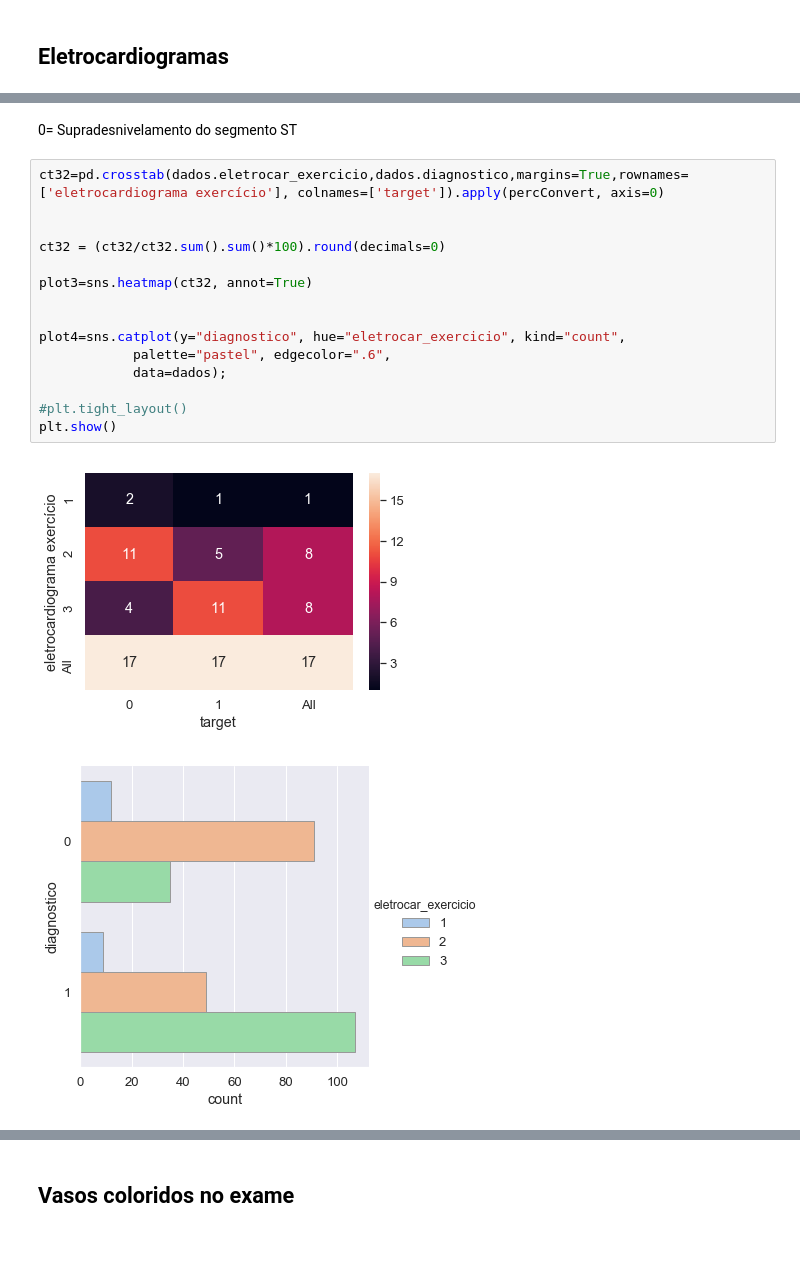
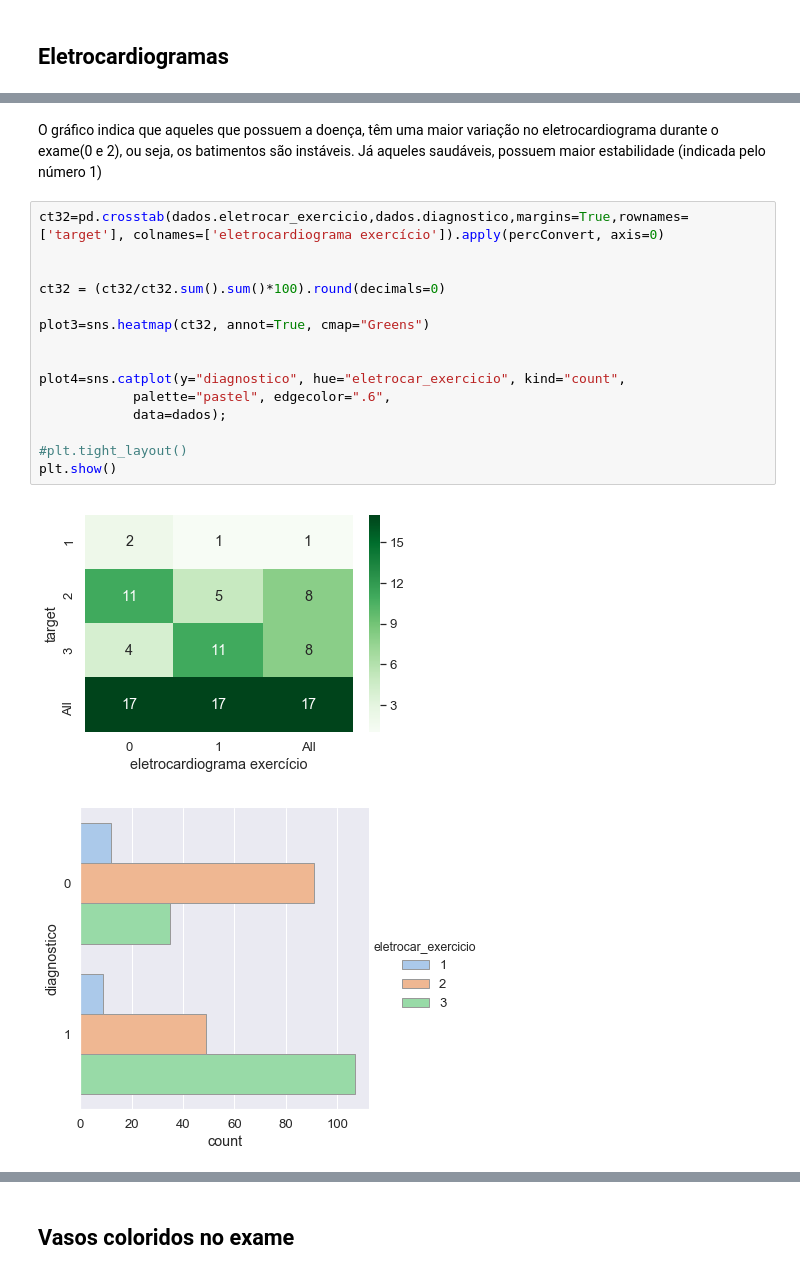
Before and after one commit to gabriellaec/CD-P3, a Jupyter notebook: P3-Entrega3.ipynb, the cells around one changed output, grey strips where cells are left out. Saved outputs shown, nothing was run; the diff lists cells and outputs as text; blank space fills up the shorter version.

```diff
--- a/P3-Entrega3.ipynb
+++ b/P3-Entrega3.ipynb
@@ -443,21 +447,21 @@ plt.show()
 [figure]
-# %% [markdown]
-0= Supradesnivelamento do segmento ST
+# %% [markdown]
+O gráfico indica que aqueles que possuem a doença, têm uma maior variação no eletrocardiograma durante o exame(0 e 2), ou seja, os batimentos são instáveis. Já aqueles saudáveis, possuem maior estabilidade (indicada pelo número 1)
 # %%
-ct32=pd.crosstab(dados.eletrocar_exercicio,dados.diagnostico,margins=True,rownames=['eletrocardiograma exercício'], colnames=['target']).apply(percConvert, axis=0)
+ct32=pd.crosstab(dados.eletrocar_exercicio,dados.diagnostico,margins=True,rownames=['target'], colnames=['eletrocardiograma exercício']).apply(percConvert, axis=0)
 
 
 ct32 = (ct32/ct32.sum().sum()*100).round(decimals=0)
 
-plot3=sns.heatmap(ct32, annot=True)
+plot3=sns.heatmap(ct32, annot=True, cmap="Greens")
 
 
 plot4=sns.catplot(y="diagnostico", hue="eletrocar_exercicio", kind="count",
             palette="pastel", edgecolor=".6",
             data=dados);
 
 #plt.tight_layout()
 plt.show()
 # %% [output]
-[figure, old version]
+[figure, new version]
 [figure]
```
Also changed, not shown: parts of 17 cells of this notebook.
